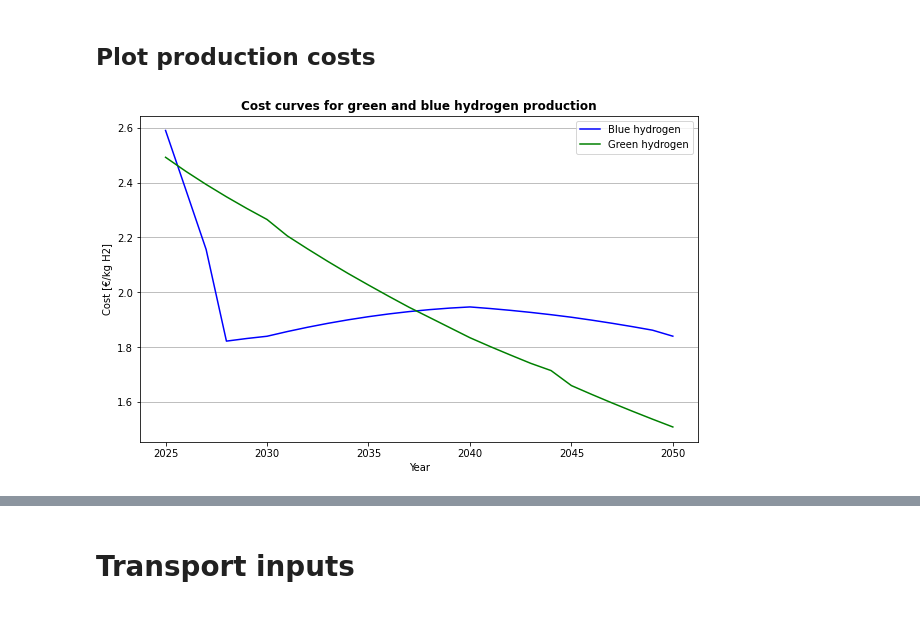
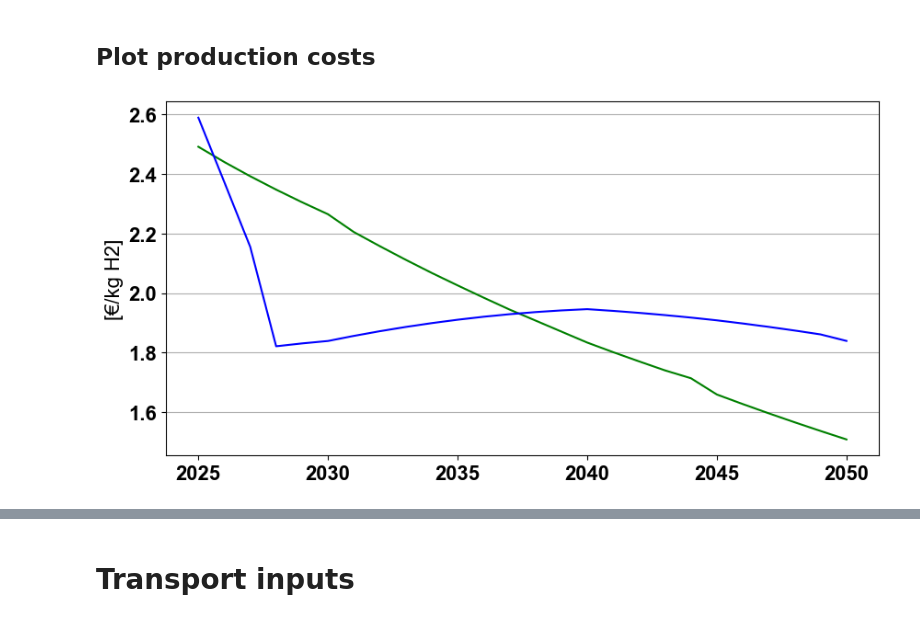
Before and after one commit to ReuterJakob/H2_pathways_repo, a Jupyter notebook: notebooks/Cost/Supply_Cost.ipynb, the cells around one changed output, grey strips where cells are left out. Drawn from its saved outputs; the diff is of its cells as text; code cells hidden in the pictures.

Commit message:
updated paths and plt

```diff
--- a/notebooks/Cost/Supply_Cost.ipynb
+++ b/notebooks/Cost/Supply_Cost.ipynb
@@ -8,2 +10,8 @@ from openpyxl import load_workbook
+# %%
+# adjust plotsize and font
+params = { 'font.size':11,
+'font.family':'arial'
+    }
+plt.rcParams.update(params)
 # %% [markdown]
 # Production inputs
@@ -12,3 +18,6 @@ path = '/Users/jakob/PycharmProjects/H2_pathways_repo/data/raw/H2_supply_route_a
+# %%
+path = r'\\dena.de\Daten\Home\Reuter\Desktop\H2_pathways_repo\data\raw\H2_supply_route_assessment.xlsx'
+path_plt = r'\\dena.de\Daten\Home\Reuter\Desktop\H2_pathways_repo\Plots'
 # %%
 GHG =  pd.read_excel(path, sheet_name='GHG Footprint', decimal=',', index_col= 0)
 GHG
@@ -70,8 +79,10 @@ lowest_green
 | 2048 | 1.566225 |
 | 2049 | 1.536996 |
 | 2050 | 1.508580 |
+# %%
+lcoh_blue = pd.read_excel(path, sheet_name='Reference Results', decimal=',', usecols=['Years','LCOH_BLUE'], index_col=0)
 # %%
-lcoh_blue = pd.read_csv("/Users/jakob/PycharmProjects/H2_pathways_repo/data/processed/LCOH_NGR.csv", delimiter=';', index_col=0)
+#lcoh_blue = pd.read_csv(r"\\dena.de\Daten\Home\Reuter\Desktop\H2_pathways_repo\data\processed\LCOH_NGR.csv", delimiter=';', index_col=0)
 lcoh_blue
 # %% [output]
 |  | LCOH_BLUE |
@@ -279,19 +216,24 @@ result.to_csv(output_file, sep=';')
 ## Plot production costs
 # %%
 # Plot cost curves of hydrogen production from NGR with CCS and RES
-fig, ax = plt.subplots(figsize=(10, 6))
+#fig, ax = plt.subplots(figsize=(10, 6))
+
+plt.plot(lowest_green, color='green', linestyle='solid', label='Green hydrogen')
 plt.plot(lcoh_blue, color='blue', linestyle='solid', label='Blue hydrogen')
-plt.plot(lowest_green, color='green', linestyle='solid', label='Green hydrogen')
 plt.grid(True, axis='y')
 ax.set_axisbelow(True)
-plt.title('Cost curves for green and blue hydrogen production', fontweight='bold')
+#plt.title('Cost curves for green and blue hydrogen production', fontweight='bold')
 ax.legend()
-plt.xlabel('Year')
-#plt.ylim(0)
-plt.ylabel('Cost [€/kg H2]')
+plt.ylabel('[€/kg H2]')
+plt.xticks()
+
+title = 'Green_and_blue_costs'
+plt.savefig(path_plt+title+'.png', transparent = True)
+
+
 plt.show()
 # %% [output]
-[figure, old version]
+[figure, new version]
 # %%
 # Plot cost curve for production costst
 fig, ax = plt.subplots(figsize=(10,6))
```
Also changed, not shown: parts of 35 cells of this notebook, 2 other files.
